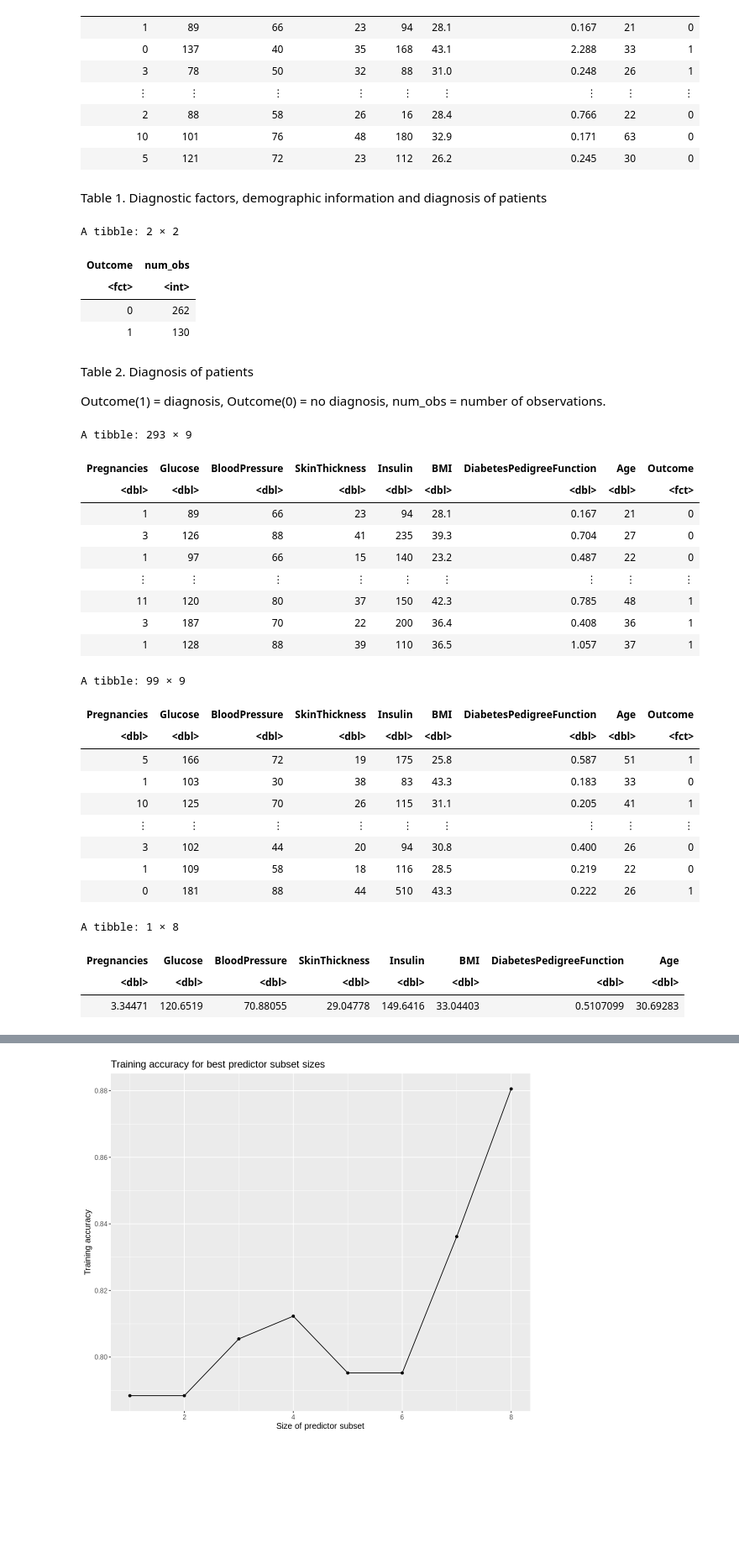
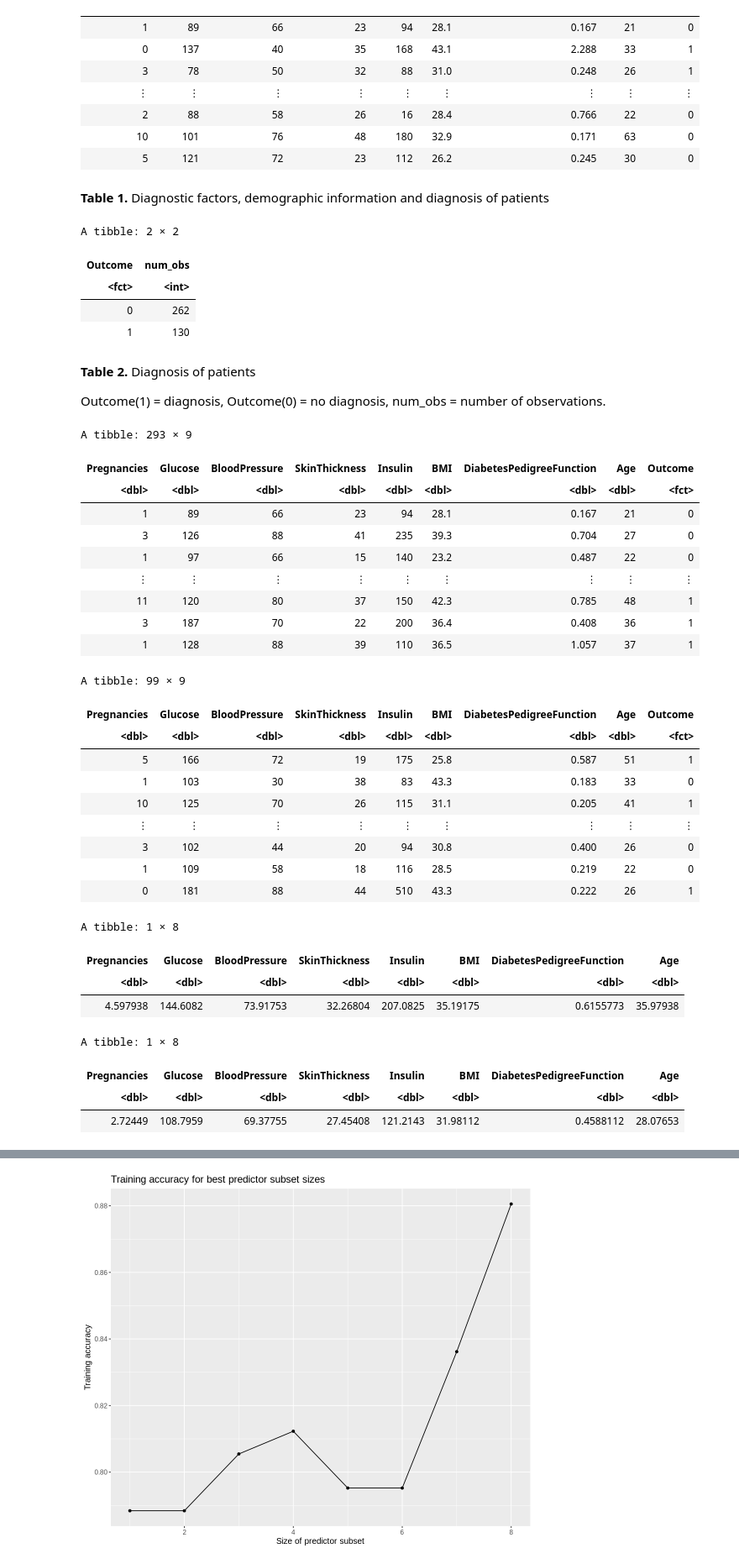
Before and after one commit to hsgao12/dsci-100-group-132, a Jupyter notebook: DSCI100 report.ipynb, the cells around one changed output, grey strips where cells are left out. Shown at 84% size. Drawn from its saved outputs; the diff is of its cells as text; code cells hidden in the pictures; blank space fills up the shorter version.

```diff
--- a/DSCI100 report.ipynb
+++ b/DSCI100 report.ipynb
@@ -102,7 +102,7 @@ A tibble: 392 × 9
 | 10 | 101 | 76 | 48 | 180 | 32.9 | 0.171 | 63 | 0 |
 | 5 | 121 | 72 | 23 | 112 | 26.2 | 0.245 | 30 | 0 |
 # %% [markdown]
-Table 1. Diagnostic factors, demographic information and diagnosis of patients
+**Table 1.** Diagnostic factors, demographic information and diagnosis of patients
 # %%
 set.seed(SEED)
 
@@ -118,7 +118,7 @@ A tibble: 2 × 2
 | 0 | 262 |
 | 1 | 130 |
 # %% [markdown]
-Table 2. Diagnosis of patients
+**Table 2.** Diagnosis of patients
 
 Outcome(1) = diagnosis, Outcome(0) = no diagnosis, num_obs = number of observations.
 # %%
@@ -133,34 +133,44 @@ diabetes_train
 
 diabetes_test
 
-means_predictors <- diabetes_train |>
+diagnosis_means_predictors <- diabetes_train |>
+    filter(Outcome == 1) |>
     select(-Outcome) |>
     map_df(mean)
+diagnosis_means_predictors
 
-means_predictors
+no_diagnosis_means_predictors <- diabetes_train |>
+    filter(Outcome == 0) |>
+    select(-Outcome) |>
+    map_df(mean)
+no_diagnosis_means_predictors
 # %% [output]
 A tibble: 293 × 9
 | Pregnancies | Glucose | BloodPressure | SkinThickness | Insulin | BMI | DiabetesPedigreeFunction | Age | Outcome |
 | <dbl> | <dbl> | <dbl> | <dbl> | <dbl> | <dbl> | <dbl> | <dbl> | <fct> |
 | 1 | 89 | 66 | 23 | 94 | 28.1 | 0.167 | 21 | 0 |
 | 3 | 126 | 88 | 41 | 235 | 39.3 | 0.704 | 27 | 0 |
 | 1 | 97 | 66 | 15 | 140 | 23.2 | 0.487 | 22 | 0 |
 | ⋮ | ⋮ | ⋮ | ⋮ | ⋮ | ⋮ | ⋮ | ⋮ | ⋮ |
 | 11 | 120 | 80 | 37 | 150 | 42.3 | 0.785 | 48 | 1 |
 | 3 | 187 | 70 | 22 | 200 | 36.4 | 0.408 | 36 | 1 |
 | 1 | 128 | 88 | 39 | 110 | 36.5 | 1.057 | 37 | 1 |
 A tibble: 99 × 9
 | Pregnancies | Glucose | BloodPressure | SkinThickness | Insulin | BMI | DiabetesPedigreeFunction | Age | Outcome |
 | <dbl> | <dbl> | <dbl> | <dbl> | <dbl> | <dbl> | <dbl> | <dbl> | <fct> |
 | 5 | 166 | 72 | 19 | 175 | 25.8 | 0.587 | 51 | 1 |
 | 1 | 103 | 30 | 38 | 83 | 43.3 | 0.183 | 33 | 0 |
 | 10 | 125 | 70 | 26 | 115 | 31.1 | 0.205 | 41 | 1 |
 | ⋮ | ⋮ | ⋮ | ⋮ | ⋮ | ⋮ | ⋮ | ⋮ | ⋮ |
 | 3 | 102 | 44 | 20 | 94 | 30.8 | 0.400 | 26 | 0 |
 | 1 | 109 | 58 | 18 | 116 | 28.5 | 0.219 | 22 | 0 |
 | 0 | 181 | 88 | 44 | 510 | 43.3 | 0.222 | 26 | 1 |
 A tibble: 1 × 8
 | Pregnancies | Glucose | BloodPressure | SkinThickness | Insulin | BMI | DiabetesPedigreeFunction | Age |
 | <dbl> | <dbl> | <dbl> | <dbl> | <dbl> | <dbl> | <dbl> | <dbl> |
-| 3.34471 | 120.6519 | 70.88055 | 29.04778 | 149.6416 | 33.04403 | 0.5107099 | 30.69283 |
+| 4.597938 | 144.6082 | 73.91753 | 32.26804 | 207.0825 | 35.19175 | 0.6155773 | 35.97938 |
+A tibble: 1 × 8
+| Pregnancies | Glucose | BloodPressure | SkinThickness | Insulin | BMI | DiabetesPedigreeFunction | Age |
+| <dbl> | <dbl> | <dbl> | <dbl> | <dbl> | <dbl> | <dbl> | <dbl> |
+| 2.72449 | 108.7959 | 69.37755 | 27.45408 | 121.2143 | 31.98112 | 0.4588112 | 28.07653 |
 # %% [markdown]
```
Also changed, not shown: parts of 12 cells of this notebook.
